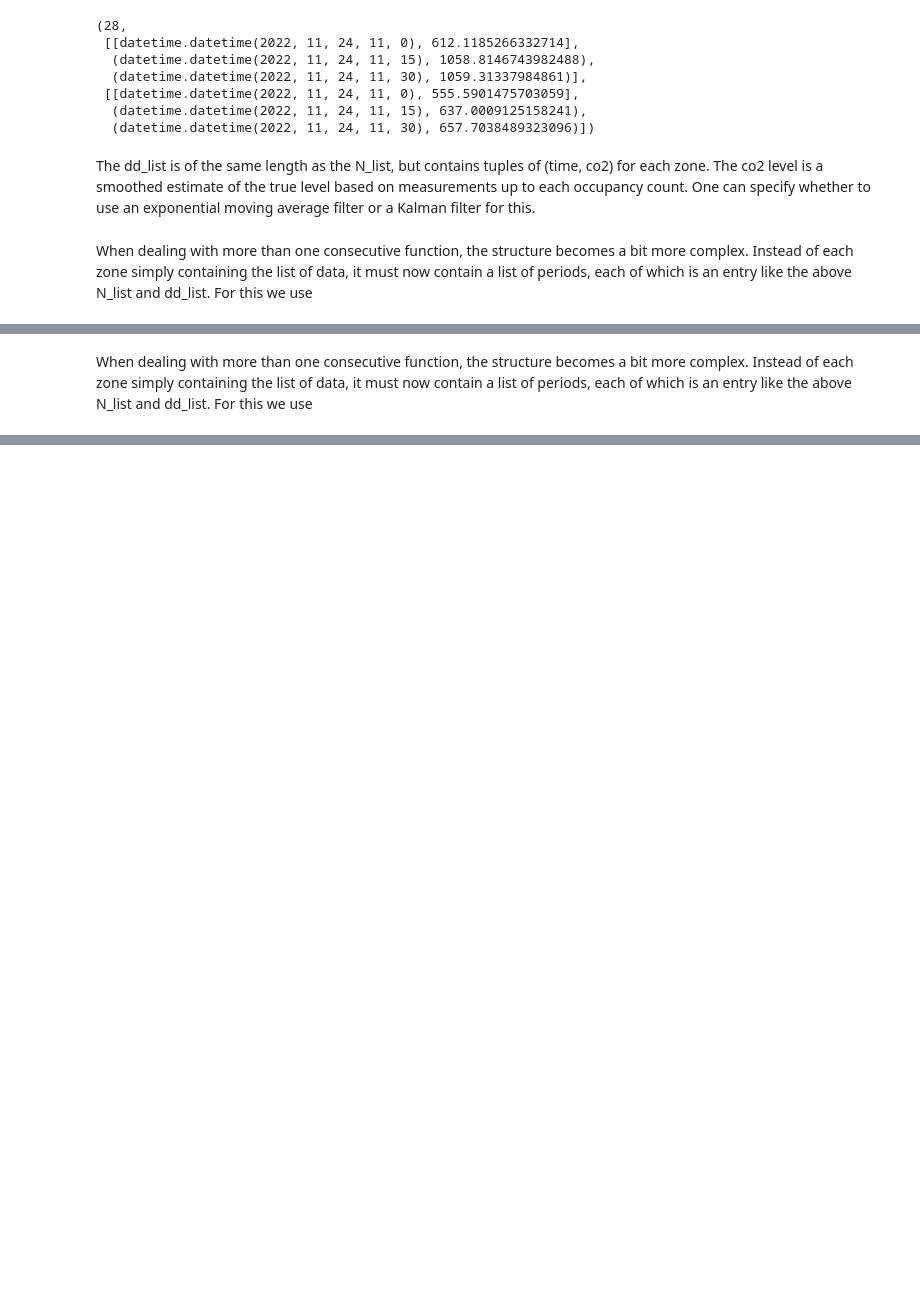
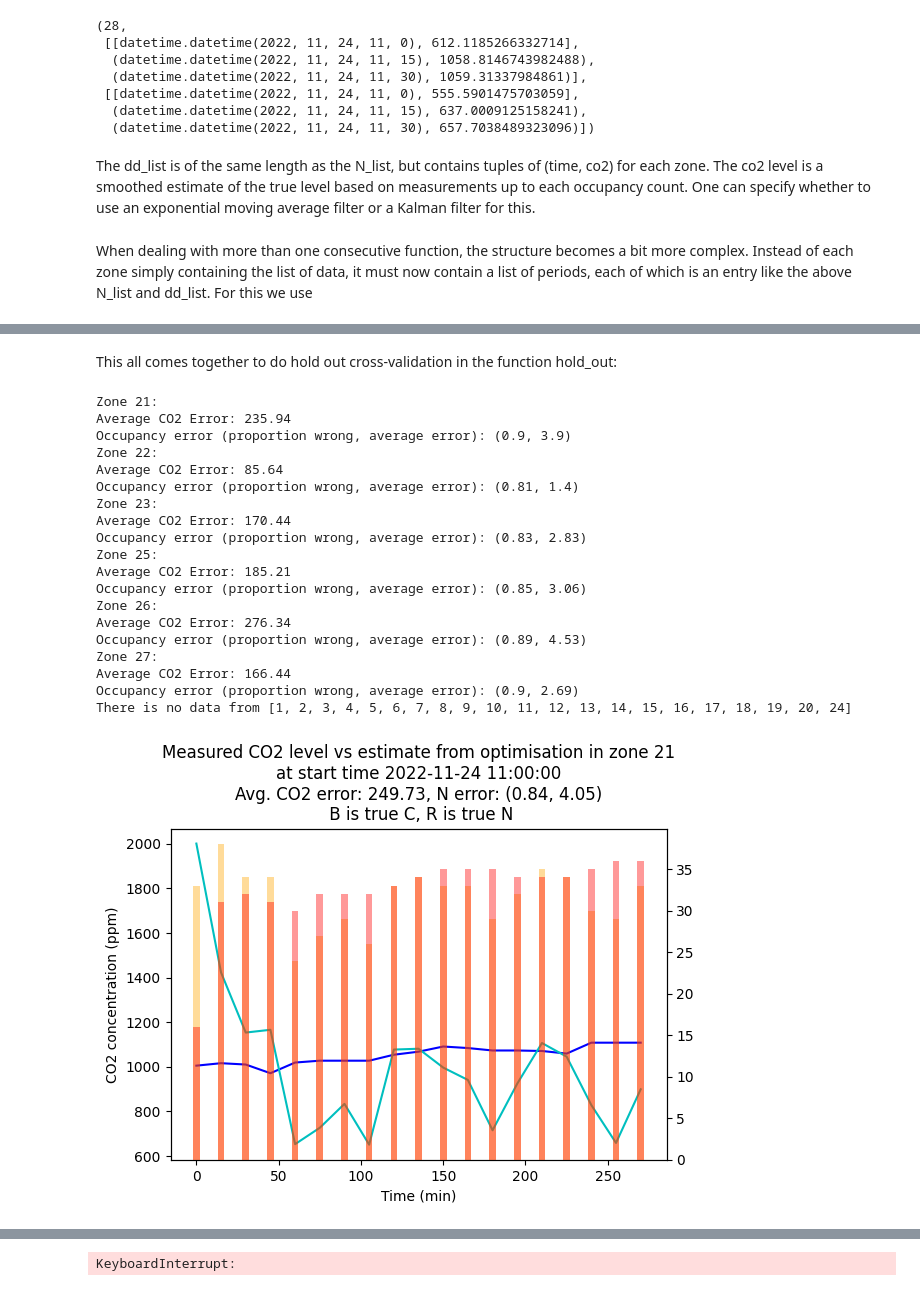
Before and after one commit to FabianScott/CO2-Occupancy-Smart-Library, a Jupyter notebook: Showcase.ipynb, the cells around one changed output, grey strips where cells are left out. Saved outputs shown, nothing was run; the diff lists cells and outputs as text; code cells hidden in the pictures; blank space fills up the shorter version.

```diff
--- a/Showcase.ipynb
+++ b/Showcase.ipynb
@@ -55,2 +114,0 @@ N_list, dd_list = load_lists(dates)
-# %% [markdown]
-When dealing with more than one consecutive function, the structure becomes a bit more complex. Instead of each zone simply containing the list of data, it must now contain a list of periods, each of which is an entry like the above N_list and dd_list. For this we use
@@ -58,0 +117,25 @@ N_list, dd_list = load_lists(dates)
+# %% [markdown]
+This all comes together to do hold out cross-validation in the function hold_out:
+# %%
+hold_out(dates, plot=True, filename_parameters='testing')
+# %% [output]
+Zone 21:
+Average CO2 Error: 235.94
+Occupancy error (proportion wrong, average error): (0.9, 3.9)
+Zone 22:
+Average CO2 Error: 85.64
+Occupancy error (proportion wrong, average error): (0.81, 1.4)
+Zone 23:
+Average CO2 Error: 170.44
+Occupancy error (proportion wrong, average error): (0.83, 2.83)
+Zone 25:
+Average CO2 Error: 185.21
+Occupancy error (proportion wrong, average error): (0.85, 3.06)
+Zone 26:
+Average CO2 Error: 276.34
+Occupancy error (proportion wrong, average error): (0.89, 4.53)
+Zone 27:
+Average CO2 Error: 166.44
+Occupancy error (proportion wrong, average error): (0.9, 2.69)
+There is no data from [1, 2, 3, 4, 5, 6, 7, 8, 9, 10, 11, 12, 13, 14, 15, 16, 17, 18, 19, 20, 24]
+[figure, added]
@@ -58,0 +143 @@ N_list, dd_list = load_lists(dates)
+KeyboardInterrupt:
```
Also changed, not shown: parts of 12 cells of this notebook, 11 other files.
